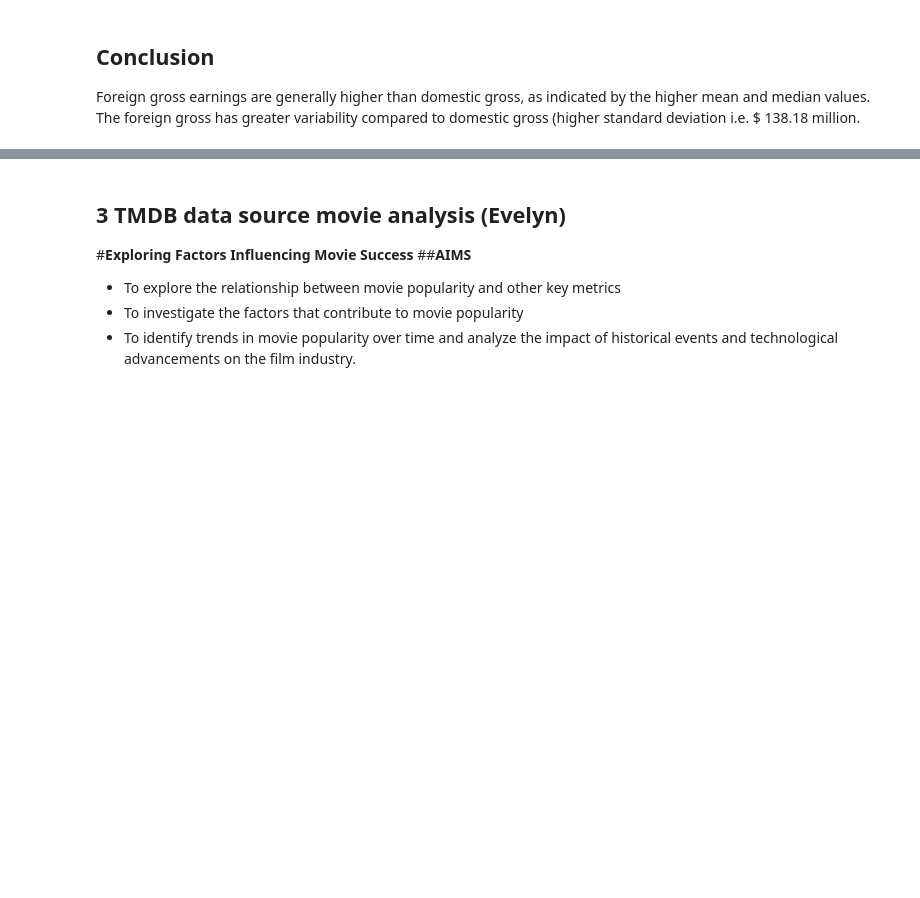
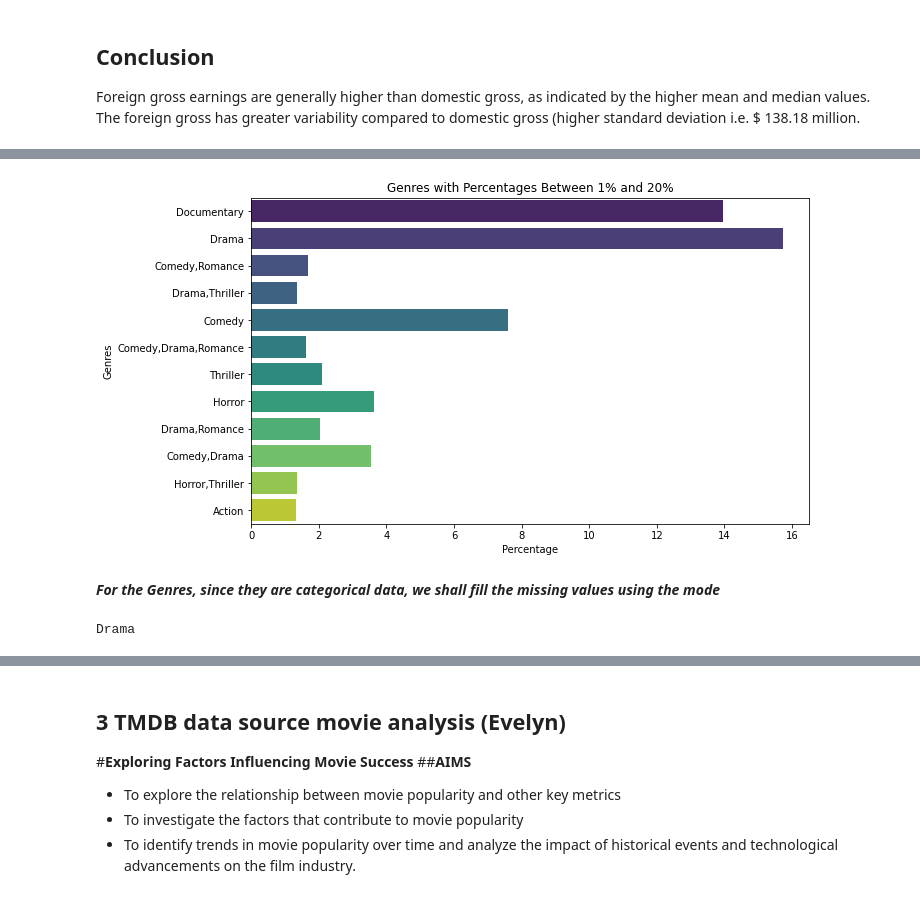
Before and after one commit to Thazes/Dsf-pt09-grp2, a Jupyter notebook: phase_2_group_2.ipynb, the cells around one changed output, grey strips where cells are left out. Cells and saved outputs as stored; diff of their text form; code cells hidden in the pictures; blank space fills up the shorter version.

```diff
--- a/phase_2_group_2.ipynb
+++ b/phase_2_group_2.ipynb
@@ -170,0 +479,8 @@ The foreign gross has greater variability compared to domestic gross (higher sta
+# %%
+genre_counts = im_ratings['genres'].value_counts()
+total_genres = len(im_ratings)
+genre_percentages = (genre_counts / total_genres) * 100
+im_ratings['genre_percentage'] = im_ratings['genres'].map(genre_percentages)
+
+
+print(im_ratings.head())
@@ -170,0 +508,21 @@ The foreign gross has greater variability compared to domestic gross (higher sta
+# %%
+# Filter the DataFrame to include only genres with percentage between 1% and 20%
+filtered_genres = im_ratings[(im_ratings['genre_percentage'] >= 1) & (im_ratings['genre_percentage'] <= 20)]
+
+# Plot the filtered data
+plt.figure(figsize=(10, 6))
+sns.barplot(x='genre_percentage', y='genres', data=filtered_genres, palette='viridis')
+plt.xlabel('Percentage')
+plt.ylabel('Genres')
+plt.title('Genres with Percentages Between 1% and 20%')
+plt.show()
+# %% [output]
+[figure, added]
+# %% [markdown]
+***For the Genres, since they are categorical data, we shall fill the missing values using the mode***
+# %%
+#Finding the mode
+mode_genres = im_ratings['genres'].mode()[0]
+print (mode_genres)
+# %% [output]
+Drama
```
Also changed, not shown: parts of 78 cells of this notebook.
